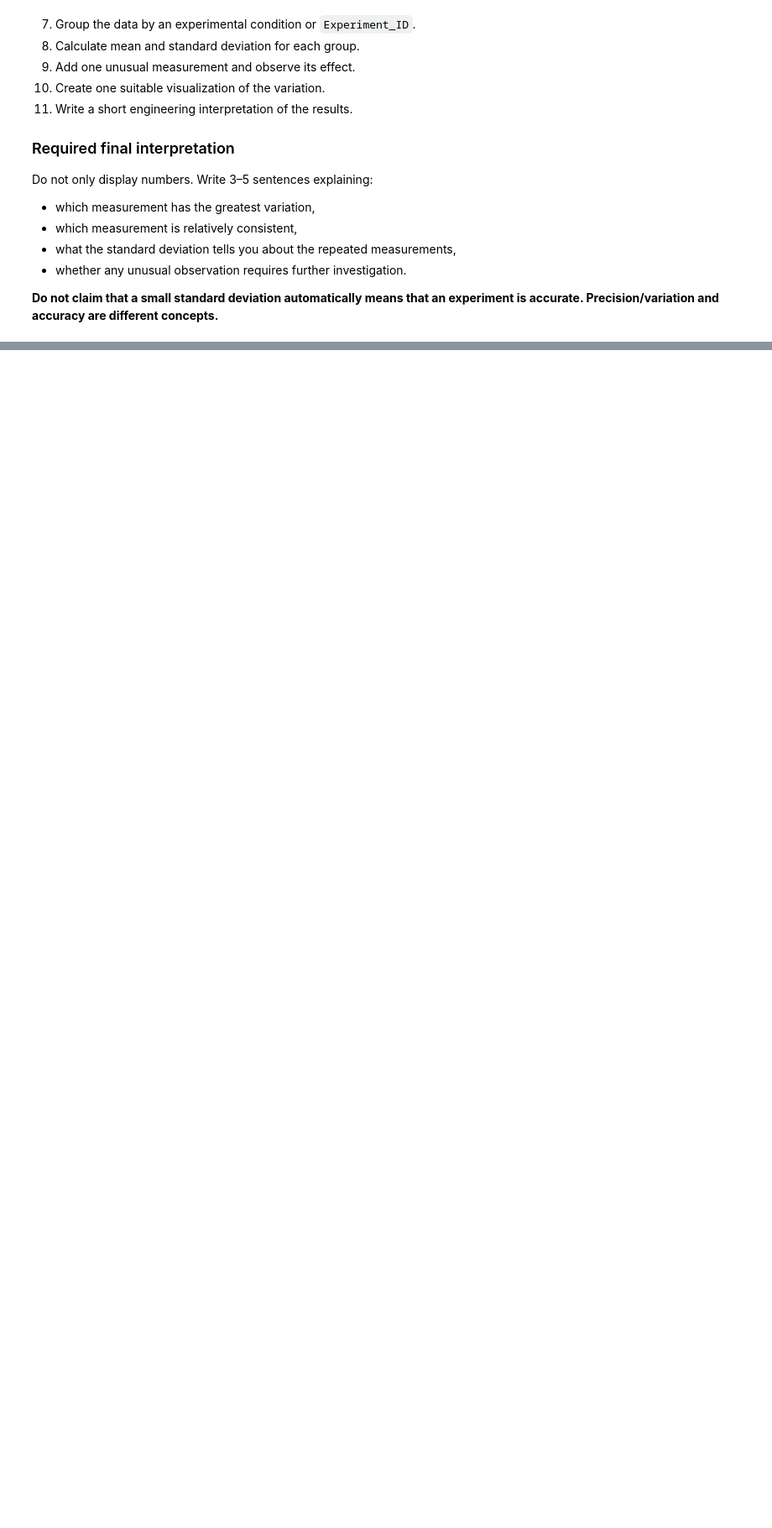
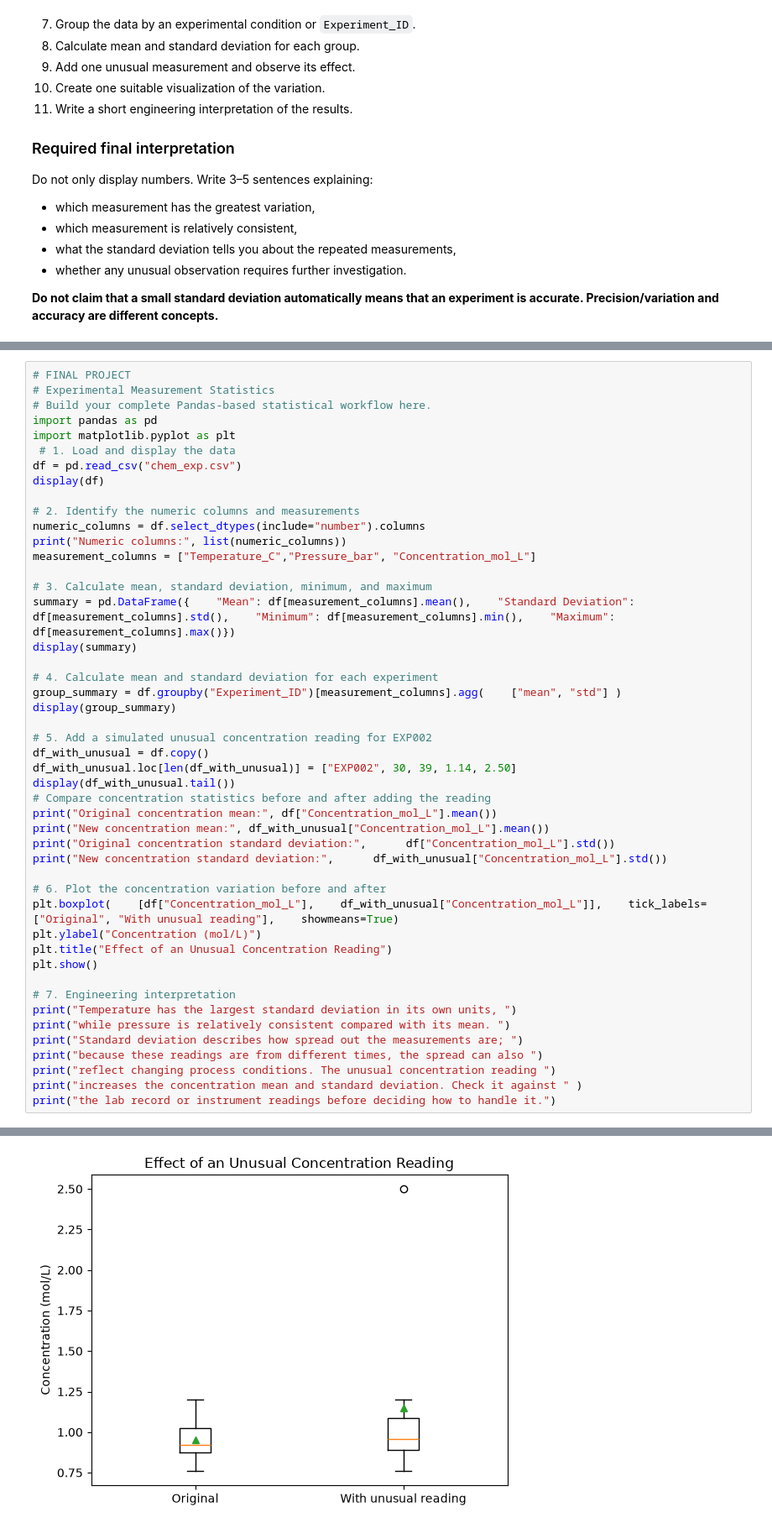
Before and after one commit to rayray077/CP_Practical, a Jupyter notebook: Practical_09_Basic_Statistical_Analysis_Experimental_Measurements.ipynb, the cells around one changed output, grey strips where cells are left out. Shown at 84% size. Cells and saved outputs as stored; diff of their text form; blank space fills up the shorter version.

```diff
--- a/Practical_09_Basic_Statistical_Analysis_Experimental_Measurements.ipynb
+++ b/Practical_09_Basic_Statistical_Analysis_Experimental_Measurements.ipynb
@@ -531,0 +547,48 @@ Do not only display numbers. Write 3–5 sentences explaining:
+# %%
+# FINAL PROJECT
+# Experimental Measurement Statistics
+# Build your complete Pandas-based statistical workflow here.
+import pandas as pd
+import matplotlib.pyplot as plt
+ # 1. Load and display the data
+df = pd.read_csv("chem_exp.csv")
+display(df)
+
+# 2. Identify the numeric columns and measurements
+numeric_columns = df.select_dtypes(include="number").columns
+print("Numeric columns:", list(numeric_columns))
+measurement_columns = ["Temperature_C","Pressure_bar", "Concentration_mol_L"]
+
+# 3. Calculate mean, standard deviation, minimum, and maximum
+summary = pd.DataFrame({    "Mean": df[measurement_columns].mean(),    "Standard Deviation": df[measurement_columns].std(),    "Minimum": df[measurement_columns].min(),    "Maximum": df[measurement_columns].max()})
+display(summary)
+
+# 4. Calculate mean and standard deviation for each experiment
+group_summary = df.groupby("Experiment_ID")[measurement_columns].agg(    ["mean", "std"] )
+display(group_summary)
+
+# 5. Add a simulated unusual concentration reading for EXP002
+df_with_unusual = df.copy()
+df_with_unusual.loc[len(df_with_unusual)] = ["EXP002", 30, 39, 1.14, 2.50]
+display(df_with_unusual.tail())
+# Compare concentration statistics before and after adding the reading
+print("Original concentration mean:", df["Concentration_mol_L"].mean())
+print("New concentration mean:", df_with_unusual["Concentration_mol_L"].mean())
+print("Original concentration standard deviation:",      df["Concentration_mol_L"].std())
+print("New concentration standard deviation:",      df_with_unusual["Concentration_mol_L"].std())
+
+# 6. Plot the concentration variation before and after
+plt.boxplot(    [df["Concentration_mol_L"],    df_with_unusual["Concentration_mol_L"]],    tick_labels=["Original", "With unusual reading"],    showmeans=True)
+plt.ylabel("Concentration (mol/L)")
+plt.title("Effect of an Unusual Concentration Reading")
+plt.show()
+
+# 7. Engineering interpretation
+print("Temperature has the largest standard deviation in its own units, ")
+print("while pressure is relatively consistent compared with its mean. ")
+print("Standard deviation describes how spread out the measurements are; ")
+print("because these readings are from different times, the spread can also ")
+print("reflect changing process conditions. The unusual concentration reading ")
+print("increases the concentration mean and standard deviation. Check it against " )
+print("the lab record or instrument readings before deciding how to handle it.")
+# %% [output]
@@ -531,0 +623 @@ Do not only display numbers. Write 3–5 sentences explaining:
+[figure, added]
```
Also changed, not shown: parts of 3 cells of this notebook.
